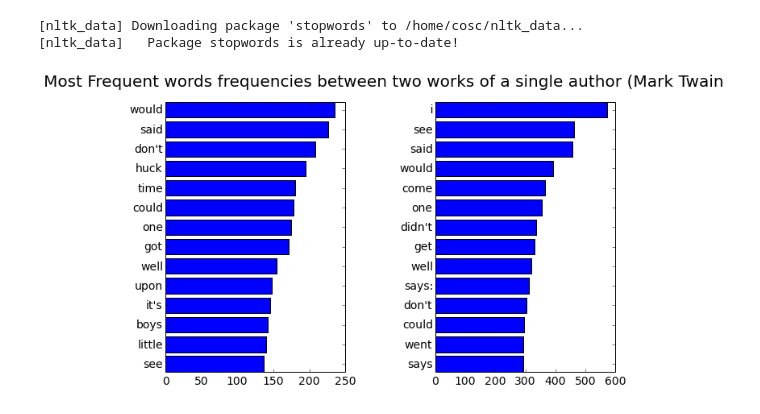
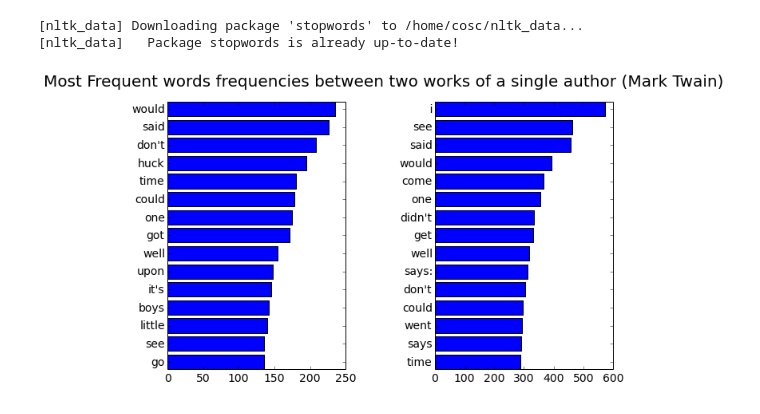
Before and after one commit to fdac/Assignment1, a Jupyter notebook: SameAuthor.ipynb, the cells around one changed output. Saved outputs shown, nothing was run; the diff lists cells and outputs as text; code cells hidden in the pictures.

```diff
--- a/SameAuthor.ipynb
+++ b/SameAuthor.ipynb
@@ -56,14 +56,14 @@ def get_wf (URL):
 
     # Get ordered list
     wfs = sorted (wf .iteritems(), key = operator.itemgetter(1), reverse=True)
-    ml = min(len(wfs),15)
+    ml = min(len(wfs),16)
 
     #Reverse the list because barh plots items from the bottom
     return (wfs [ 1:ml ] [::-1], tw)
 
 # Now populate two lists
-(wf_ee, tw_ee) = get_wf('http://www.gutenberg.org/cache/epub/74/pg74.txt')
-(wf_bu, tw_bu) = get_wf('http://www.gutenberg.org/ebooks/76.txt.utf-8')
+(wf_ee, tw_ee) = get_wf('http://www.gutenberg.org/cache/epub/74/pg74.txt') # The Adventures of Tom Sawyer
+(wf_bu, tw_bu) = get_wf('http://www.gutenberg.org/ebooks/76.txt.utf-8') # The Adventures of Huckleberry Finn
 # %% [output]
 [nltk_data] Downloading package 'stopwords' to /home/cosc/nltk_data...
 [nltk_data]   Package stopwords is already up-to-date!
@@ -74,32 +74,32 @@ import pylab
 import matplotlib.pyplot as plt
 
 %matplotlib inline
 def plotTwoLists (wf_ee, wf_bu, title):
     f = plt.figure (figsize=(10, 6))
     # this is painfully tedious....
     f .suptitle (title, fontsize=20)
     ax = f.add_subplot(111)
     ax .spines ['top'] .set_color ('none')
     ax .spines ['bottom'] .set_color ('none')
     ax .spines ['left'] .set_color ('none')
     ax .spines ['right'] .set_color ('none')
     ax .tick_params (labelcolor='w', top='off', bottom='off', left='off', right='off', labelsize=20)
 
     # Create two subplots, this is the first one
     ax1 = f .add_subplot (121)
     plt .subplots_adjust (wspace=.5)
 
     pos = np .arange (len(wf_ee)+1)
     ax1 .tick_params (axis='both', which='major', labelsize=14)
     pylab .yticks (pos, [ x [0] for x in wf_ee ])
     ax1 .barh (range(len(wf_ee)), [ x [1] for x in wf_ee ], align='center')
 
     ax2 = f .add_subplot (122)
     ax2 .tick_params (axis='both', which='major', labelsize=14)
     pos = np .arange (len(wf_bu)+1)
     pylab .yticks (pos, [ x [0] for x in wf_bu ])
     ax2 .barh (range (len(wf_bu)), [ x [1] for x in wf_bu ], align='center')
 
-plotTwoLists (wf_ee, wf_bu, 'Most Frequent words frequencies between two works of a single author (Mark Twain')
+plotTwoLists (wf_ee, wf_bu, 'Most Frequent words frequencies between two works of a single author (Mark Twain)')
 # %% [output]
-[figure, old version]
+[figure, new version]
```
Also changed, not shown: parts of 1 cell of this notebook, 1 other file.
